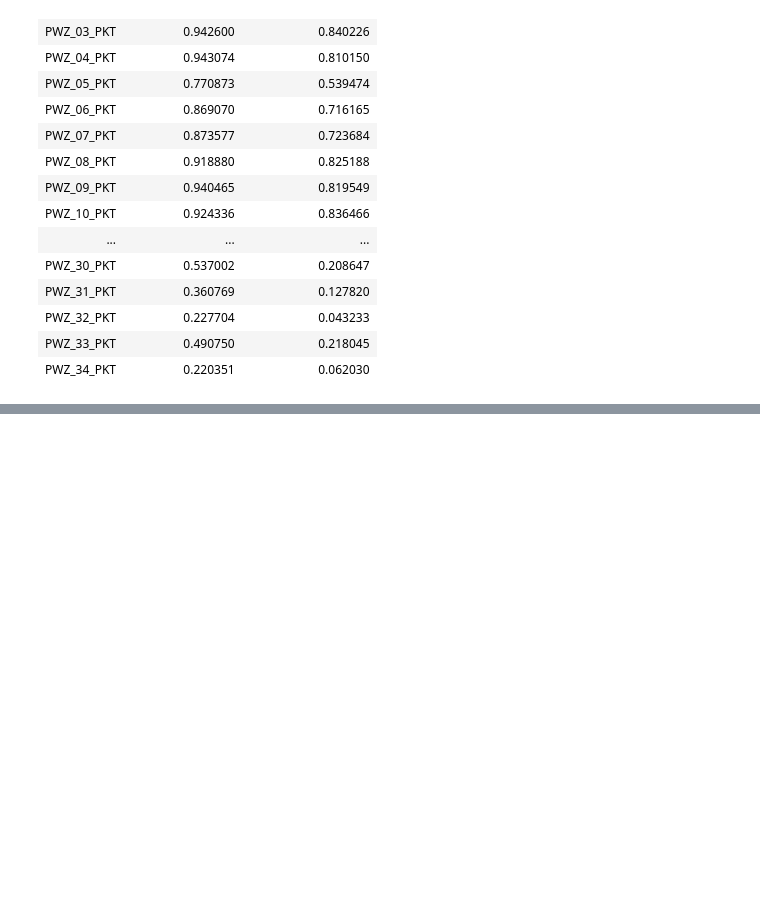
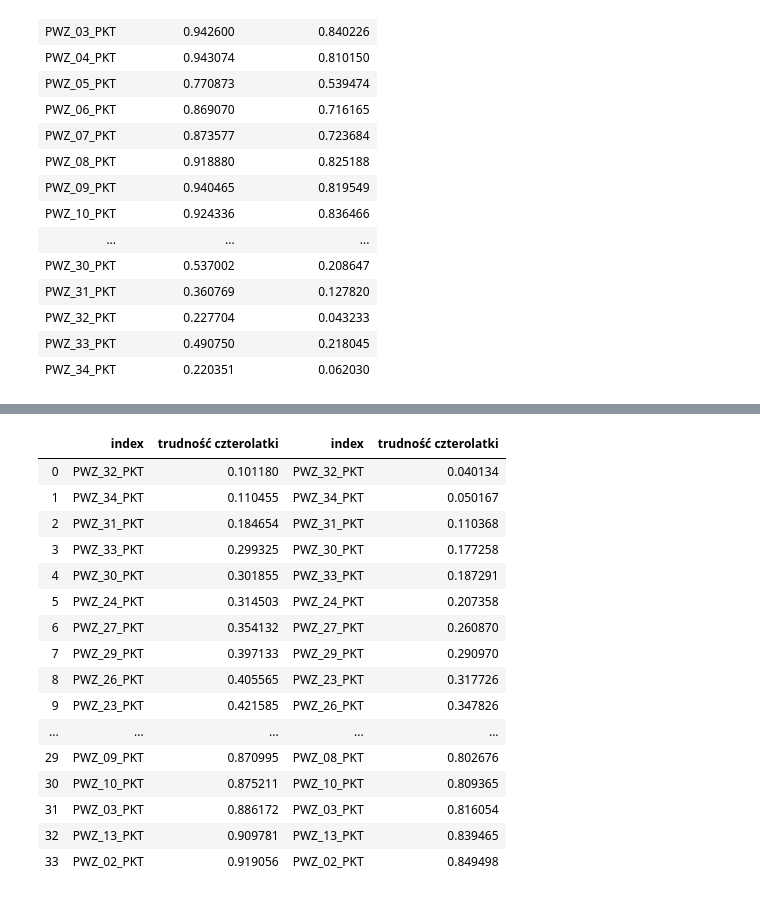
Before and after one commit to so-sonia/StarWords, a Jupyter notebook: analiza_srt.ipynb, the cells around one changed output, grey strips where cells are left out. Saved outputs shown, nothing was run; the diff lists cells and outputs as text; code cells hidden in the pictures; blank space fills up the shorter version.

```diff
--- a/analiza_srt.ipynb
+++ b/analiza_srt.ipynb
@@ -8,6 +8,7 @@ import matplotlib.pyplot as plt
 pd.set_option('display.max_rows', 1000)
 pd.set_option('display.max_columns', 1000)
 pd.set_option('display.width', 1000)
+pd.set_option('display.max_colwidth', 100)
 # %% [markdown]
 ### Ładowanie danych
 # %%
@@ -339,7 +340,8 @@ PWZ_13_PKT    0.953273
 PWZ_02_PKT    0.967268
 Name: trudność wszyscy, dtype: float64
 # %%
-small_kids = data_ref.loc[data_ref.wiek_rok<=4, :]
+small_kids = data_ref.loc[data_ref.wiek_rok<=5, :]
 trudnosc_male = (small_kids[item_cols].sum()/small_kids.shape[0]).sort_values().rename("trudność czterolatki")
 trudnosc_male
+# .sort_index()
 # %% [output]
@@ -387,3 +389,7 @@ To retain the current behavior and silence the warning, pass 'sort=True'.
 | PWZ_32_PKT | 0.227704 | 0.043233 |
 | PWZ_33_PKT | 0.490750 | 0.218045 |
 | PWZ_34_PKT | 0.220351 | 0.062030 |
+# %%
+small_kids = data_ref.loc[data_ref.WIEK_MIESIACE<=54, :]
+trudnosc_male2 = (small_kids[item_cols].sum()/small_kids.shape[0]).sort_values().rename("trudność czterolatki")
+trudnosc_male2
@@ -389,0 +414,3 @@ To retain the current behavior and silence the warning, pass 'sort=True'.
+# %%
+trudnosc_male = trudnosc_male.reset_index().rename({"index":"zdanie"}, axis = 1)
+trudnosc_male["zdanie"] = trudnosc_male.zdanie.str[0:-4]
@@ -389,0 +437,20 @@ To retain the current behavior and silence the warning, pass 'sort=True'.
+# %%
+pd.concat([trudnosc_male.reset_index(), trudnosc_male2.reset_index()], axis =1)
+# %% [output]
+|  | index | trudność czterolatki | index | trudność czterolatki |
+| 0 | PWZ_32_PKT | 0.101180 | PWZ_32_PKT | 0.040134 |
+| 1 | PWZ_34_PKT | 0.110455 | PWZ_34_PKT | 0.050167 |
+| 2 | PWZ_31_PKT | 0.184654 | PWZ_31_PKT | 0.110368 |
+| 3 | PWZ_33_PKT | 0.299325 | PWZ_30_PKT | 0.177258 |
+| 4 | PWZ_30_PKT | 0.301855 | PWZ_33_PKT | 0.187291 |
+| 5 | PWZ_24_PKT | 0.314503 | PWZ_24_PKT | 0.207358 |
+| 6 | PWZ_27_PKT | 0.354132 | PWZ_27_PKT | 0.260870 |
+| 7 | PWZ_29_PKT | 0.397133 | PWZ_29_PKT | 0.290970 |
+| 8 | PWZ_26_PKT | 0.405565 | PWZ_23_PKT | 0.317726 |
+| 9 | PWZ_23_PKT | 0.421585 | PWZ_26_PKT | 0.347826 |
+| ... | ... | ... | ... | ... |
+| 29 | PWZ_09_PKT | 0.870995 | PWZ_08_PKT | 0.802676 |
+| 30 | PWZ_10_PKT | 0.875211 | PWZ_10_PKT | 0.809365 |
+| 31 | PWZ_03_PKT | 0.886172 | PWZ_03_PKT | 0.816054 |
+| 32 | PWZ_13_PKT | 0.909781 | PWZ_13_PKT | 0.839465 |
+| 33 | PWZ_02_PKT | 0.919056 | PWZ_02_PKT | 0.849498 |
```
Also changed, not shown: parts of 3 cells of this notebook.
